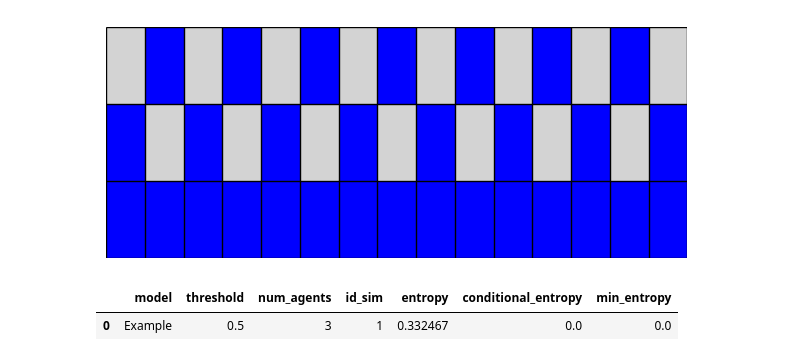
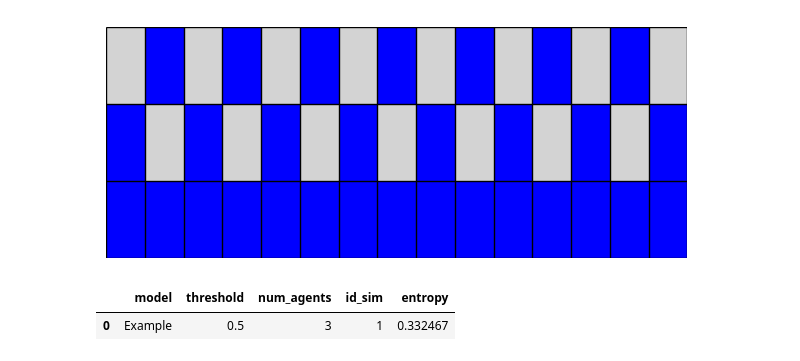
Before and after one commit to EAndrade-Lotero/Cognitive_Models_El_Farol_Bar_Problem, a Jupyter notebook: Notebooks/entropy.ipynb, the cells around one changed output. Saved outputs shown, nothing was run; the diff lists cells and outputs as text; code cells hidden in the pictures.

```diff
--- a/Notebooks/entropy.ipynb
+++ b/Notebooks/entropy.ipynb
@@ -32,15 +32,15 @@ bar.render()
 # %%
 df = bar.to_pandas()
 df['model'] = 'Example'
 gm = GetMeasurements(
     data=df,
-    measures=['entropy', 'conditional_entropy', 'min_entropy'],
+    measures=['entropy'],
     T=20
 )
 gm.get_measurements()
 # %% [output]
-|  | model | threshold | num_agents | id_sim | entropy | conditional_entropy | min_entropy |
-| 0 | Example | 0.5 | 3 | 1 | 0.332467 | 0.0 | 0.0 |
+|  | model | threshold | num_agents | id_sim | entropy |
+| 0 | Example | 0.5 | 3 | 1 | 0.332467 |
 # %%
 path_to_data = PATHS['human_data'] / 'processed_human_data.csv'
 data = pd.read_csv(path_to_data)
```
Also changed, not shown: 4 other files.
